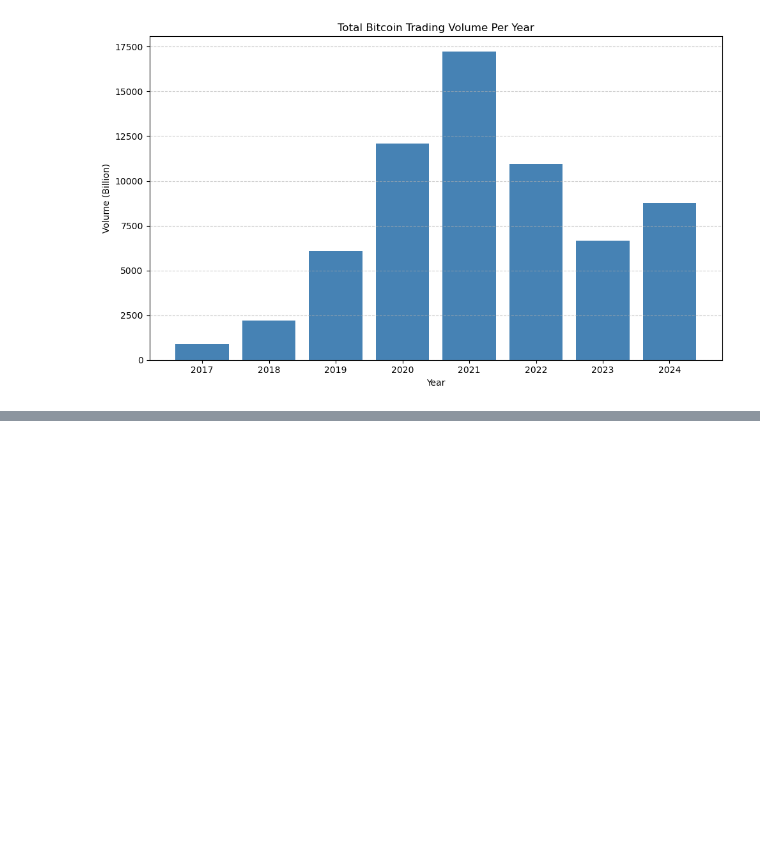
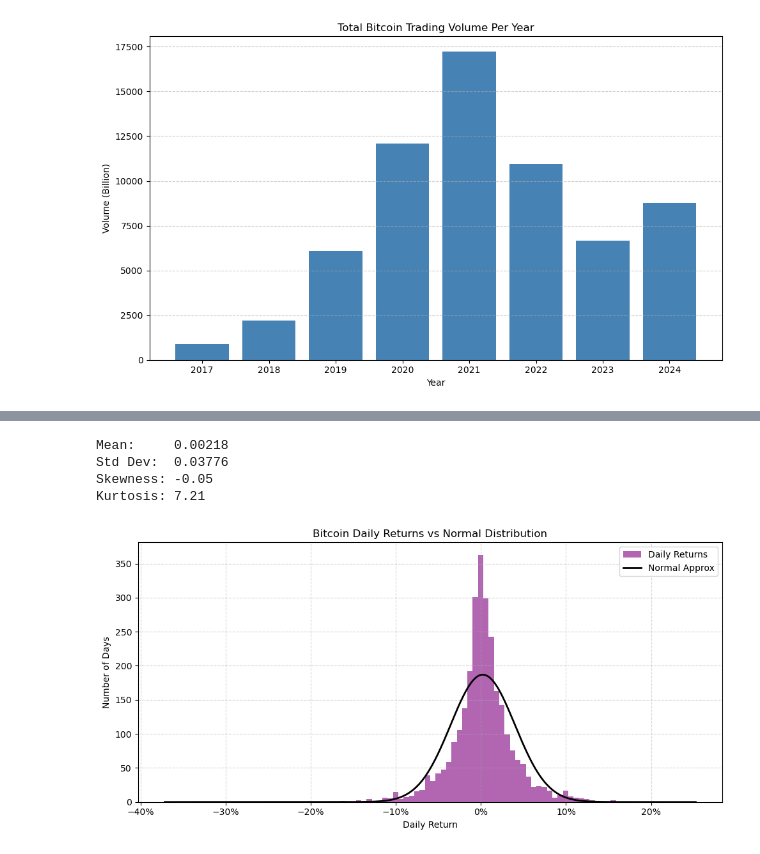
Before and after one commit to ebavarsad/ebavarsad, a Jupyter notebook: kaggle/Bitcoin_stock_ARIMA.ipynb, the cells around one changed output, grey strips where cells are left out. Drawn from its saved outputs; the diff is of its cells as text; code cells hidden in the pictures; blank space fills up the shorter version.

```diff
--- a/kaggle/Bitcoin_stock_ARIMA.ipynb
+++ b/kaggle/Bitcoin_stock_ARIMA.ipynb
@@ -170,0 +210,48 @@ This bar graph shows the total annual Bitcoin trading volume (in billions) from
+# %%
+import scipy.stats as stats
+
+def plot_returns_with_normal(df):
+
+    # percent changes
+    returns = df['Close'].pct_change().dropna()
+    mean = returns.mean()
+    std = returns.std()
+
+    # skewness and kurtosis
+    skewness = returns.skew()
+    kurt = returns.kurtosis()
+
+    print(f"Mean:     {mean:.5f}")
+    print(f"Std Dev:  {std:.5f}")
+    print(f"Skewness: {skewness:.2f}")
+    print(f"Kurtosis: {kurt:.2f}")
+
+    # histogram
+    plt.figure(figsize=(10,5))
+    count, bins, ignored = plt.hist(returns, bins = 100, density = False,
+                                    color = 'purple', alpha = 0.6, label = 'Daily Returns')
+
+    # normal distribution overlay
+    x = np.linspace(returns.min(), returns.max(), 1000)
+    #plt.plot(x, stats.norm.pdf(x, mean, std), 'k', linewidth = 2, label = 'Normal PDF')
+    pdf = stats.norm.pdf(x, mean, std)
+    plt.plot(x, pdf * len(returns) * (bins[1] - bins[0]), 'k', linewidth = 2, label = 'Normal Approx')
+
+    # x-axis format
+    plt.gca().xaxis.set_major_formatter(ticker.PercentFormatter(1.0))
+
+    plt.title('Bitcoin Daily Returns vs Normal Distribution')
+    plt.xlabel('Daily Return')
+    plt.ylabel('Number of Days')
+    plt.grid(True, linestyle='--', alpha=0.5)
+    plt.legend()
+    plt.tight_layout()
+    plt.show()
+
+plot_returns_with_normal(data)
+# %% [output]
+Mean:     0.00218
+Std Dev:  0.03776
+Skewness: -0.05
+Kurtosis: 7.21
+[figure, added]
```
Also changed, not shown: parts of 17 cells of this notebook.
